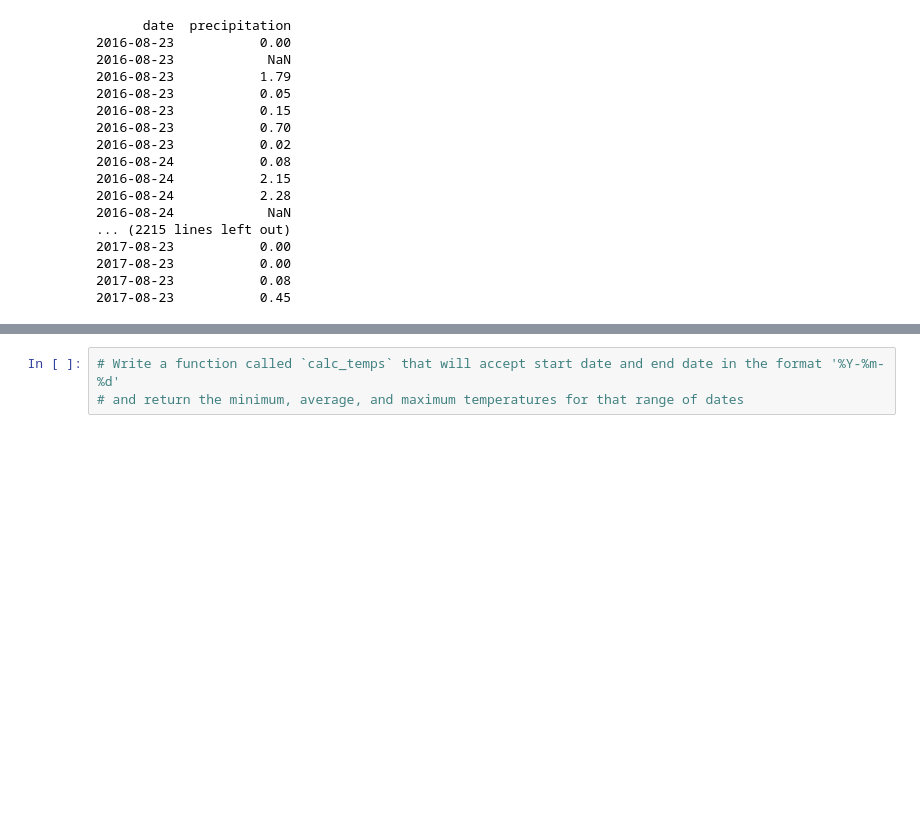
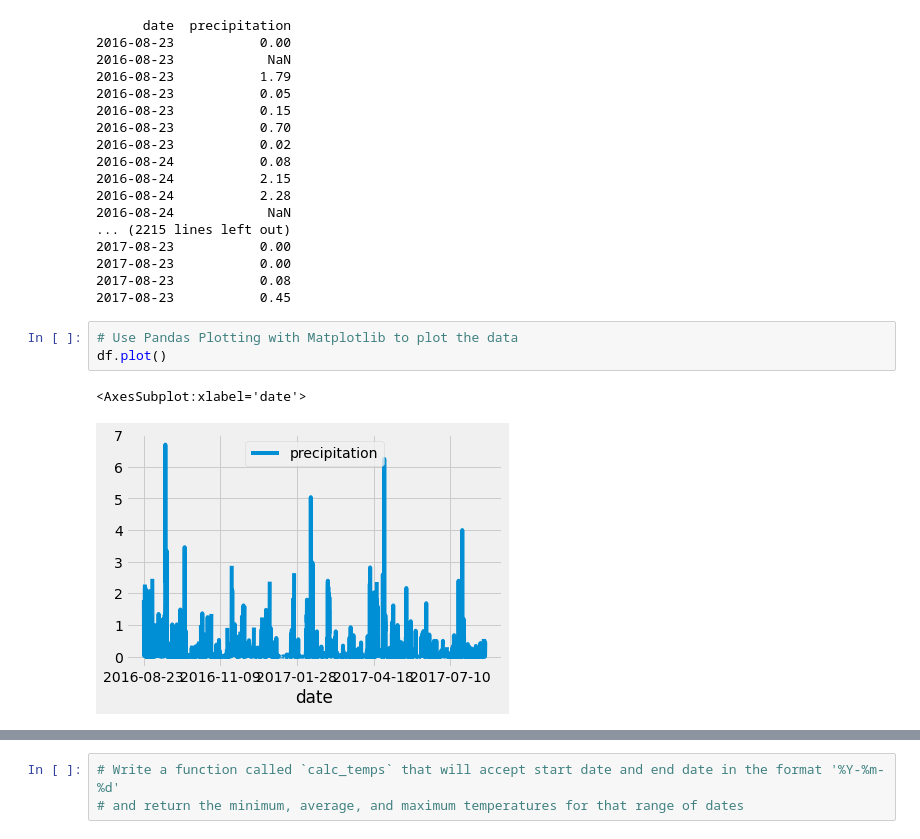
Before and after one commit to yiggzzz/Surfs_Up, a Jupyter notebook: climate_analysis.ipynb, the cells around one changed output, grey strips where cells are left out. Cells and saved outputs as stored; diff of their text form; blank space fills up the shorter version.

```diff
--- a/climate_analysis.ipynb
+++ b/climate_analysis.ipynb
@@ -150,5 +150,11 @@ print(df.to_string(index=False))
 2017-08-23           0.00
 2017-08-23           0.08
 2017-08-23           0.45
+# %%
+# Use Pandas Plotting with Matplotlib to plot the data
+df.plot()
+# %% [output]
+<AxesSubplot:xlabel='date'>
+[figure, added]
 # %%
 # Use Pandas to calcualte the summary statistics for the precipitation data
```
Also changed, not shown: parts of 6 cells of this notebook.
